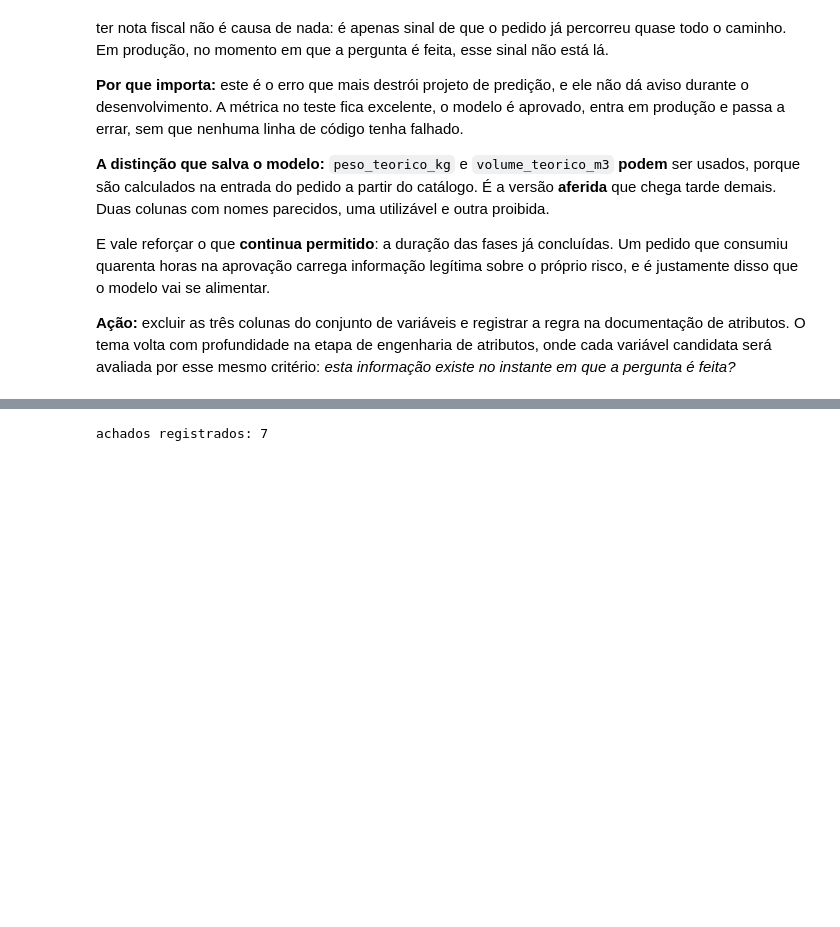
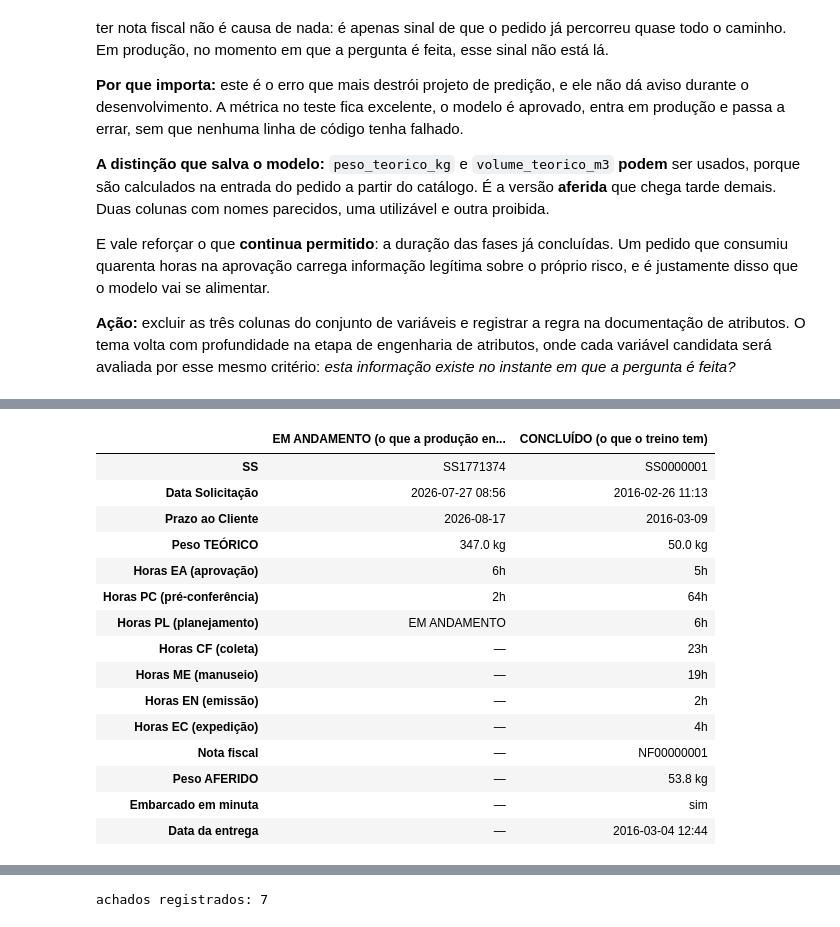
Before and after one commit to tiago466/logistica-otif-mlops, a Jupyter notebook: notebooks/operacional/00_eda_qualidade_dados_ope.ipynb, the cells around one changed output, grey strips where cells are left out. Cells and saved outputs as stored; diff of their text form; code cells hidden in the pictures; blank space fills up the shorter version.

Commit message:
docs(eda): comparacao de estado do pedido e discussao sobre imputacao de etapas futuras

```diff
--- a/notebooks/operacional/00_eda_qualidade_dados_ope.ipynb
+++ b/notebooks/operacional/00_eda_qualidade_dados_ope.ipynb
@@ -1207,0 +1218,65 @@ de atributos, onde cada variável candidata será avaliada por esse mesmo crité
+# %%
+# um pedido parado no Planejamento agora
+abertas = pedido_fase[pedido_fase["dt_saida"].isna()].copy()
+abertas["codigo"] = abertas["fase_id"].map(fase.set_index("id")["codigo"])
+pedido_em_voo = abertas[abertas["codigo"] == "PL"]["pedido_id"].iloc[0]
+
+# um pedido já concluído, do histórico
+pedido_concluido = pedido[~pedido["id"].isin(abertas["pedido_id"])]["id"].iloc[0]
+
+
+def retrato(pedido_id, rotulo):
+    """Monta a linha do relatório como ela está NESTE momento."""
+    linha = pedido[pedido["id"] == pedido_id].iloc[0]
+    fases_do_pedido = pedido_fase[pedido_fase["pedido_id"] == pedido_id].copy()
+    fases_do_pedido["codigo"] = fases_do_pedido["fase_id"].map(fase.set_index("id")["codigo"])
+    entregas = entrega[entrega["pedido_id"] == pedido_id]
+
+    tempos = {}
+    for _, etapa in fases_do_pedido.iterrows():
+        if pd.notna(etapa["dt_saida"]):
+            horas = (etapa["dt_saida"] - etapa["dt_entrada"]).total_seconds() / 3600
+            tempos[etapa["codigo"]] = f"{horas:.0f}h"
+        else:
+            tempos[etapa["codigo"]] = "EM ANDAMENTO"
+
+    return pd.Series({
+        "SS": linha["numero"],
+        "Data Solicitação": str(linha["dt_solicitacao"])[:16],
+        "Prazo ao Cliente": str(linha["dt_prazo_entrega"]),
+        "Peso TEÓRICO": f"{linha['peso_teorico_kg']:.1f} kg",
+        "Horas EA (aprovação)": tempos.get("EA", "—"),
+        "Horas PC (pré-conferência)": tempos.get("PC", "—"),
+        "Horas PL (planejamento)": tempos.get("PL", "—"),
+        "Horas CF (coleta)": tempos.get("CF", "—"),
+        "Horas ME (manuseio)": tempos.get("ME", "—"),
+        "Horas EN (emissão)": tempos.get("EN", "—"),
+        "Horas EC (expedição)": tempos.get("EC", "—"),
+        "Nota fiscal": linha["nf_numero"] if pd.notna(linha["nf_numero"]) else "—",
+        "Peso AFERIDO": (f"{linha['peso_real_kg']:.1f} kg"
+                         if pd.notna(linha["peso_real_kg"]) else "—"),
+        "Embarcado em minuta": "sim" if len(entregas) else "—",
+        "Data da entrega": (str(entregas["dt_chegada"].max())[:16]
+                            if len(entregas) and entregas["dt_chegada"].notna().any() else "—"),
+    }, name=rotulo)
+
+
+pd.concat([retrato(pedido_em_voo, "EM ANDAMENTO (o que a produção envia)"),
+           retrato(pedido_concluido, "CONCLUÍDO (o que o treino tem)")], axis=1)
+# %% [output]
+|  | EM ANDAMENTO (o que a produção en... | CONCLUÍDO (o que o treino tem) |
+| SS | SS1771374 | SS0000001 |
+| Data Solicitação | 2026-07-27 08:56 | 2016-02-26 11:13 |
+| Prazo ao Cliente | 2026-08-17 | 2016-03-09 |
+| Peso TEÓRICO | 347.0 kg | 50.0 kg |
+| Horas EA (aprovação) | 6h | 5h |
+| Horas PC (pré-conferência) | 2h | 64h |
+| Horas PL (planejamento) | EM ANDAMENTO | 6h |
+| Horas CF (coleta) | — | 23h |
+| Horas ME (manuseio) | — | 19h |
+| Horas EN (emissão) | — | 2h |
+| Horas EC (expedição) | — | 4h |
+| Nota fiscal | — | NF00000001 |
+| Peso AFERIDO | — | 53.8 kg |
+| Embarcado em minuta | — | sim |
+| Data da entrega | — | 2016-03-04 12:44 |
```
Also changed, not shown: parts of 2 cells of this notebook.
